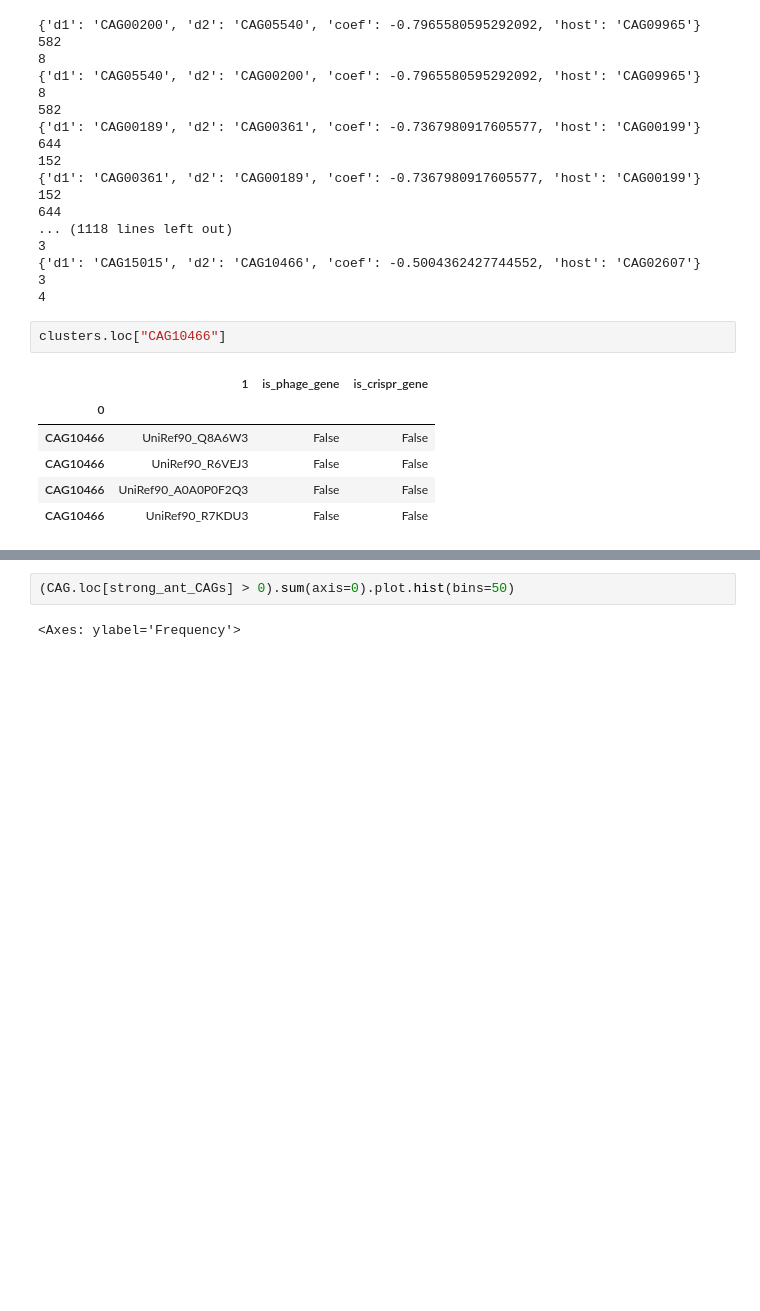
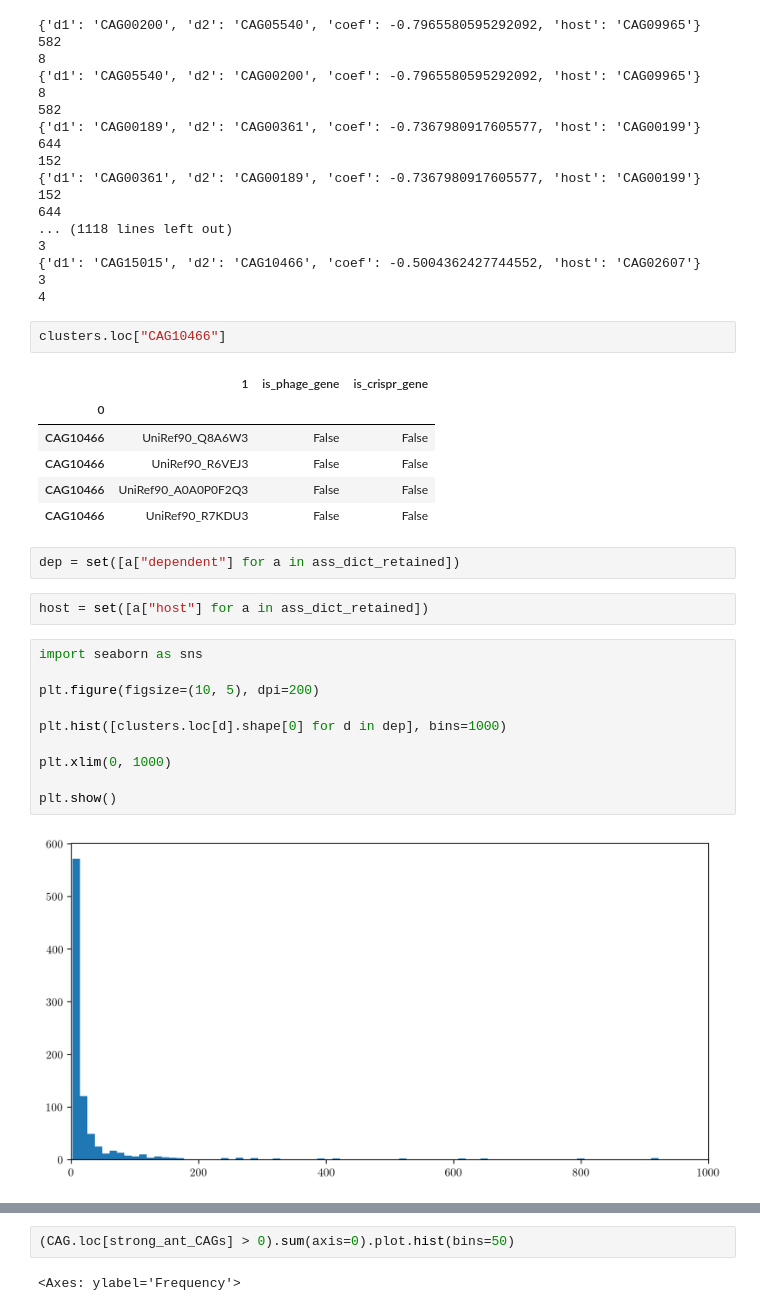
Before and after one commit to danielchang2002/MAGIC, a Jupyter notebook: src/CAG.ipynb, the cells around one changed output, grey strips where cells are left out. Cells and saved outputs as stored; diff of their text form; blank space fills up the shorter version.

```diff
--- a/src/CAG.ipynb
+++ b/src/CAG.ipynb
@@ -520,3 +522,19 @@ clusters.loc["CAG10466"]
 | CAG10466 | UniRef90_R6VEJ3 | False | False |
 | CAG10466 | UniRef90_A0A0P0F2Q3 | False | False |
 | CAG10466 | UniRef90_R7KDU3 | False | False |
+# %%
+dep = set([a["dependent"] for a in ass_dict_retained])
+# %%
+host = set([a["host"] for a in ass_dict_retained])
+# %%
+import seaborn as sns
+
+plt.figure(figsize=(10, 5), dpi=200)
+
+plt.hist([clusters.loc[d].shape[0] for d in dep], bins=1000)
+
+plt.xlim(0, 1000)
+
+plt.show()
+# %% [output]
+[figure, added]
```
Also changed, not shown: parts of 9 cells of this notebook, 10 other files.
